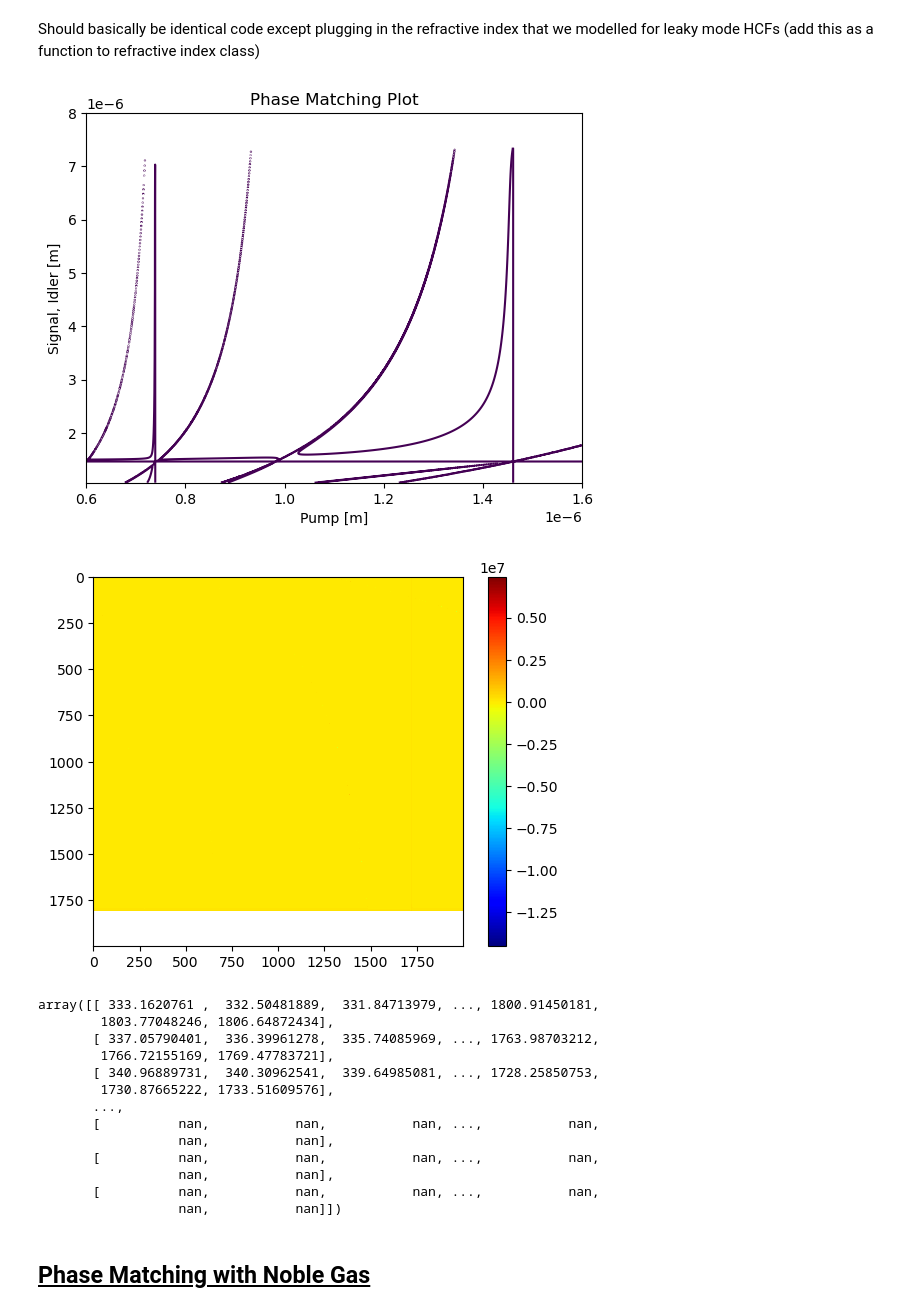
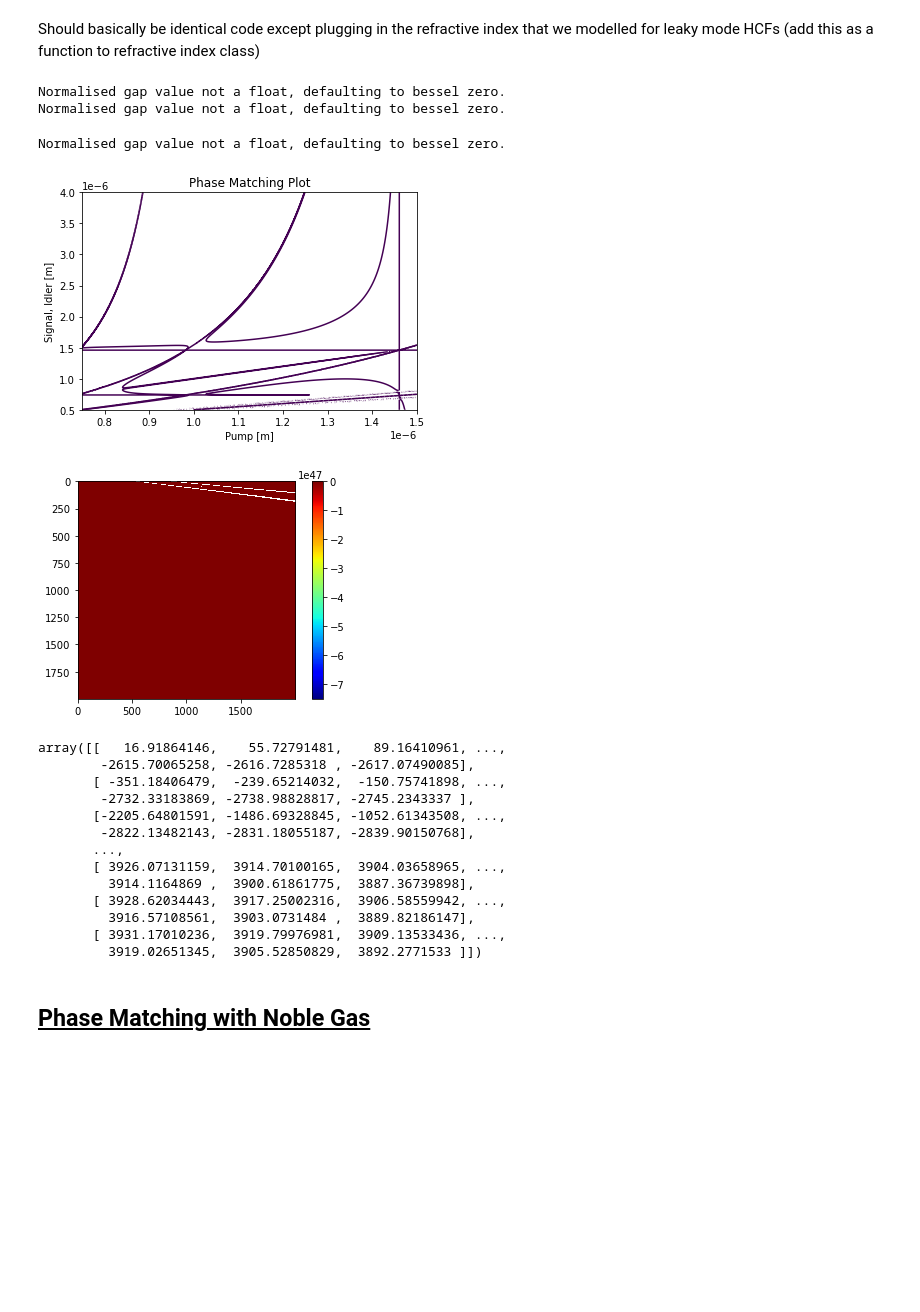
Before and after one commit to jmorse2020/FYP_Simulations, a Jupyter notebook: fwm_simulation.ipynb, the cells around one changed output. Drawn from its saved outputs; the diff is of its cells as text; code cells hidden in the pictures; blank space fills up the shorter version.

```diff
--- a/fwm_simulation.ipynb
+++ b/fwm_simulation.ipynb
@@ -256,33 +256,36 @@ array([[ -4451.50536797,  -4439.7673529 ,  -4427.8852916 , ...,
 # %% [markdown]
 Should basically be identical code except plugging in the refractive index that we modelled for leaky mode HCFs (add this as a function to refractive index class)
 # %%
-pump_wavelengths = np.linspace(0.6e-6, 1.6e-6, 2000)
-signal_wavelengths = np.linspace(1.064e-6, 8.0e-6, 2000)
+pump_wavelengths = np.linspace(0.75e-6, 1.5e-6, 2000)
+signal_wavelengths = np.linspace(0.5e-6, 4.0e-6, 2000)
 
 # * * * HCF Parameters * * * #
 w = 0.7e-6
 R = 24e-6
 gas_pressure = 210000 # mbar
 gas_temperature = 300 # Kelvin
 #refractive_index = RefractiveIndexClass.RefractiveIndex.n_fs
 refractive_index = RefractiveIndex.HCF
 phase_matching(pump_wavelengths=pump_wavelengths, signal_wavelengths=signal_wavelengths, refractive_index=refractive_index)
 # %% [output]
+Normalised gap value not a float, defaulting to bessel zero.
+Normalised gap value not a float, defaulting to bessel zero.
+Normalised gap value not a float, defaulting to bessel zero.
-[figure, old version]
+[figure, new version]
-[figure, old version]
+[figure, new version]
-array([[ 333.1620761 ,  332.50481889,  331.84713979, ..., 1800.91450181,
-        1803.77048246, 1806.64872434],
-       [ 337.05790401,  336.39961278,  335.74085969, ..., 1763.98703212,
-        1766.72155169, 1769.47783721],
-       [ 340.96889731,  340.30962541,  339.64985081, ..., 1728.25850753,
-        1730.87665222, 1733.51609576],
-       ...,
-       [          nan,           nan,           nan, ...,           nan,
-                  nan,           nan],
-       [          nan,           nan,           nan, ...,           nan,
-                  nan,           nan],
-       [          nan,           nan,           nan, ...,           nan,
-                  nan,           nan]])
+array([[   16.91864146,    55.72791481,    89.16410961, ...,
+        -2615.70065258, -2616.7285318 , -2617.07490085],
+       [ -351.18406479,  -239.65214032,  -150.75741898, ...,
+        -2732.33183869, -2738.98828817, -2745.2343337 ],
+       [-2205.64801591, -1486.69328845, -1052.61343508, ...,
+        -2822.13482143, -2831.18055187, -2839.90150768],
+       ...,
+       [ 3926.07131159,  3914.70100165,  3904.03658965, ...,
+         3914.1164869 ,  3900.61861775,  3887.36739898],
+       [ 3928.62034443,  3917.25002316,  3906.58559942, ...,
+         3916.57108561,  3903.0731484 ,  3889.82186147],
+       [ 3931.17010236,  3919.79976981,  3909.13533436, ...,
+         3919.02651345,  3905.52850829,  3892.2771533 ]])
 # %% [markdown]
 ## <u> Phase Matching with Noble Gas </u>
 # %%
```
Also changed, not shown: parts of 4 cells of this notebook.
